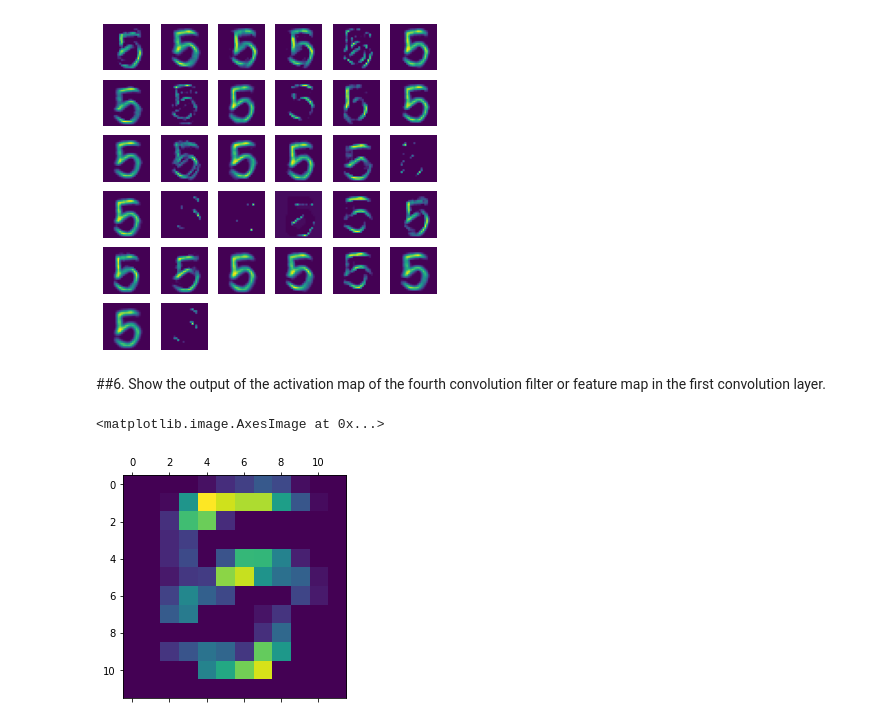
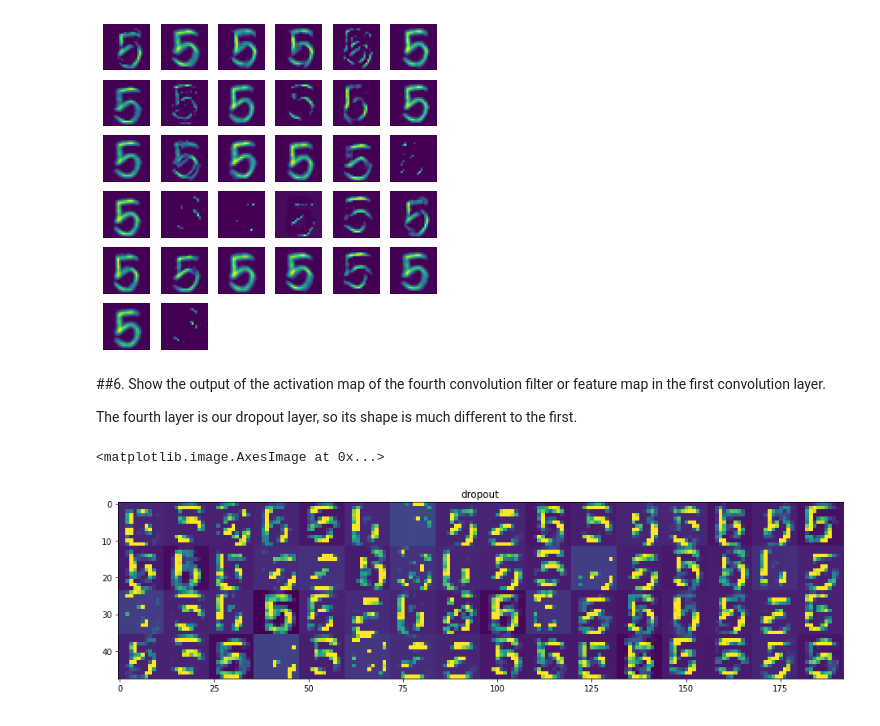
Before and after one commit to NikFloden/Art-Style-Transfer-Using-Neural-Networks, a Jupyter notebook: Milestone_2_Understanding_What_Convolutional_Neural_Networks_Learn.ipynb, the cells around one changed output. Cells and saved outputs as stored; diff of their text form; code cells hidden in the pictures.

```diff
--- a/Milestone_2_Understanding_What_Convolutional_Neural_Networks_Learn.ipynb
+++ b/Milestone_2_Understanding_What_Convolutional_Neural_Networks_Learn.ipynb
@@ -179,10 +198,30 @@ for i in range(32):
 [figure]
 # %% [markdown]
 ##6.  Show the output of the activation map of the fourth convolution filter or feature map in the first convolution layer.
+
+The fourth layer is our dropout layer, so its shape is much different to the first.
-# %%
-fourth_layer_activation = activations[3]
-fourth_layer_activation[random_idx].shape
-plt.matshow(fourth_layer_activation[random_idx, :, :, 4], cmap='viridis')
-# %% [output]
-<matplotlib.image.AxesImage at 0x...>
-[figure, removed]
+# %%
+fourth_layer_activation = activations[3]
+n_features = fourth_layer_activation.shape[-1]
+size = fourth_layer_activation.shape[1]
+n_cols = n_features // 16
+display_grid = np.zeros((size * n_cols, 16 * size))
+for col in range(n_cols):
+  for row in range(16):
+    channel_image = fourth_layer_activation[random_idx,:,:, col*16+row]
+    channel_image -= channel_image.mean()
+    channel_image /= channel_image.std()
+    channel_image *= 64
+    channel_image += 128
+    channel_image = np.clip(channel_image, 0, 255).astype('uint8')
+    display_grid[col*size : (col + 1)*size,
+                 row*size : (row + 1)*size] = channel_image
+scale = 1. / size
+plt.figure(figsize=(scale * display_grid.shape[1],
+                    scale * display_grid.shape[0]))
+plt.title(model.layers[3].name)
+plt.grid(False)
+plt.imshow(display_grid, aspect='auto', cmap='viridis')
+# %% [output]
+<matplotlib.image.AxesImage at 0x...>
+[figure, added]
```
Also changed, not shown: parts of 5 cells of this notebook.
